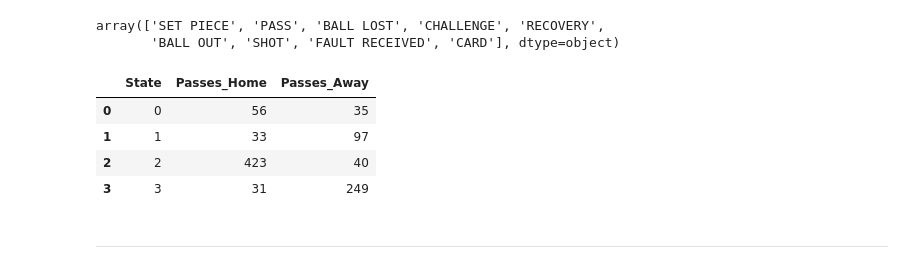
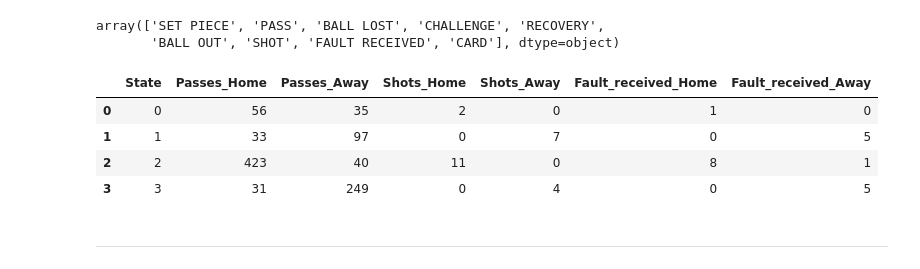
Before and after one commit to ValentinisAlessio/PML_exam, a Jupyter notebook: MatchAnalysis.ipynb, the cells around one changed output. Drawn from its saved outputs; the diff is of its cells as text; code cells hidden in the pictures.

Commit message:
Some stats and plots

```diff
--- a/MatchAnalysis.ipynb
+++ b/MatchAnalysis.ipynb
@@ -114,26 +115,31 @@ events["Type"].unique()
 array(['SET PIECE', 'PASS', 'BALL LOST', 'CHALLENGE', 'RECOVERY',
        'BALL OUT', 'SHOT', 'FAULT RECEIVED', 'CARD'], dtype=object)
 # %%
-pass_stats = pd.DataFrame(columns=["State","Passes_Home","Passes_Away"])
+stats = pd.DataFrame(columns=["State","Passes_Home","Passes_Away", "Shots_Home", "Shots_Away",
+                              "Fault_received_Home", "Fault_received_Away"])
 
 for i in range(len(time_separators)-1):
     state = state_separators[i]
     start_time = time_separators[i]
     end_time = time_separators[i+1]
     passes_home = len(events[(events["Type"]=="PASS") & (events["Team"]=="Home") & (events["Start Time [s]"]>=start_time) & (events["Start Time [s]"]<end_time)])
     passes_away = len(events[(events["Type"]=="PASS") & (events["Team"]=="Away") & (events["Start Time [s]"]>=start_time) & (events["Start Time [s]"]<end_time)])
-    pass_stats.loc[i] = [state,passes_home,passes_away]
+    shots_home = len(events[(events["Type"]=="SHOT") & (events["Team"]=="Home") & (events["Start Time [s]"]>=start_time) & (events["Start Time [s]"]<end_time)])
+    shots_away = len(events[(events["Type"]=="SHOT") & (events["Team"]=="Away") & (events["Start Time [s]"]>=start_time) & (events["Start Time [s]"]<end_time)])
+    fault_home = len(events[(events["Type"]=="FAULT RECEIVED") & (events["Team"]=="Home") & (events["Start Time [s]"]>=start_time) & (events["Start Time [s]"]<end_time)])
+    fault_away = len(events[(events["Type"]=="FAULT RECEIVED") & (events["Team"]=="Away") & (events["Start Time [s]"]>=start_time) & (events["Start Time [s]"]<end_time)])
+    stats.loc[i] = [state,passes_home,passes_away,shots_home,shots_away, fault_home, fault_away]
 
 # Group by state
-pass_stats_grouped = pass_stats.groupby("State").sum().reset_index()
+stats_grouped = stats.groupby("State").sum().reset_index()
 
-pass_stats_grouped
+stats_grouped
 # %% [output]
-|  | State | Passes_Home | Passes_Away |
-| 0 | 0 | 56 | 35 |
-| 1 | 1 | 33 | 97 |
-| 2 | 2 | 423 | 40 |
-| 3 | 3 | 31 | 249 |
+|  | State | Passes_Home | Passes_Away | Shots_Home | Shots_Away | Fault_received_Home | Fault_received_Away |
+| 0 | 0 | 56 | 35 | 2 | 0 | 1 | 0 |
+| 1 | 1 | 33 | 97 | 0 | 7 | 0 | 5 |
+| 2 | 2 | 423 | 40 | 11 | 0 | 8 | 1 |
+| 3 | 3 | 31 | 249 | 0 | 4 | 0 | 5 |
 # %% [markdown]
 ---
 # %% [markdown]
```
Also changed, not shown: parts of 2 cells of this notebook, 1 other file.
